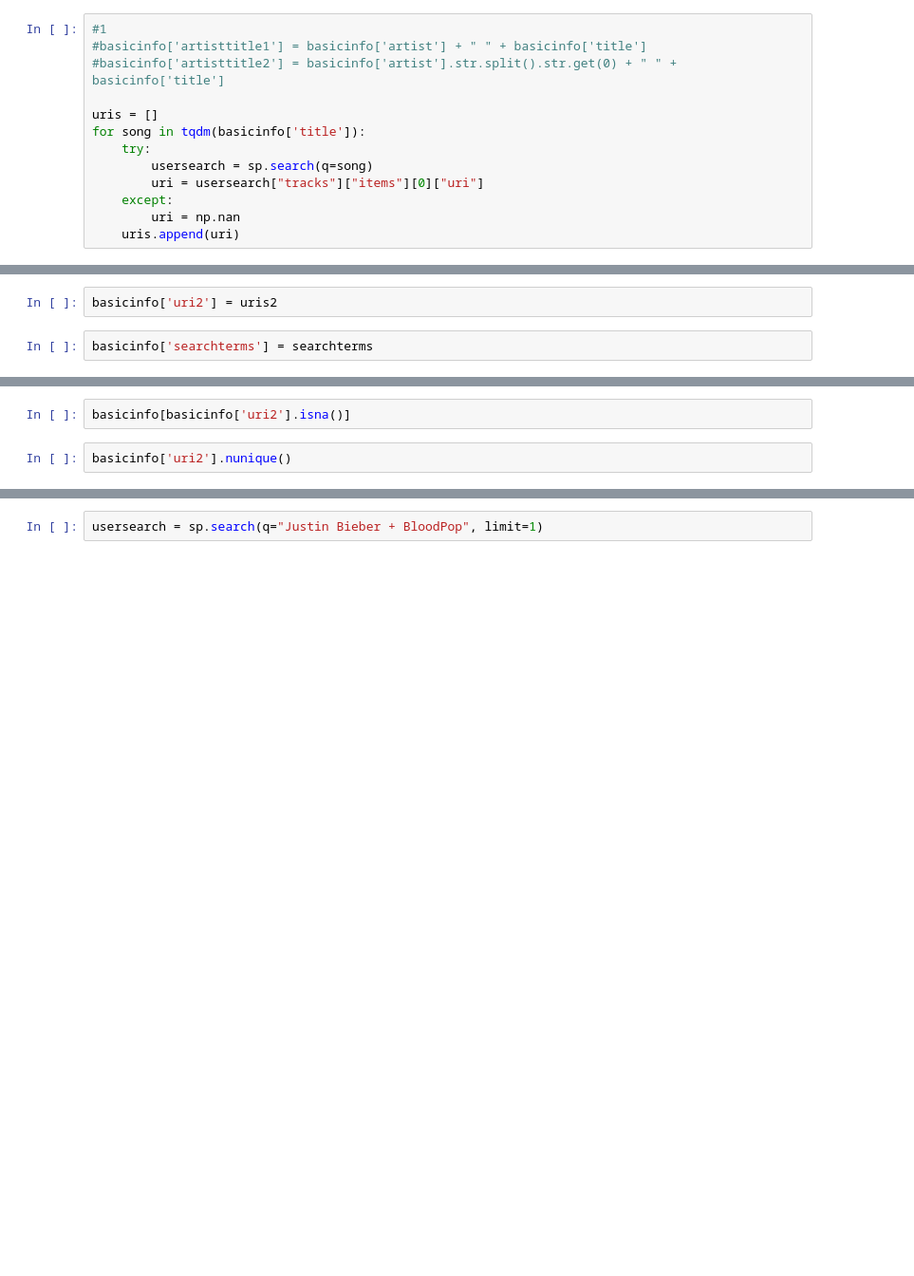
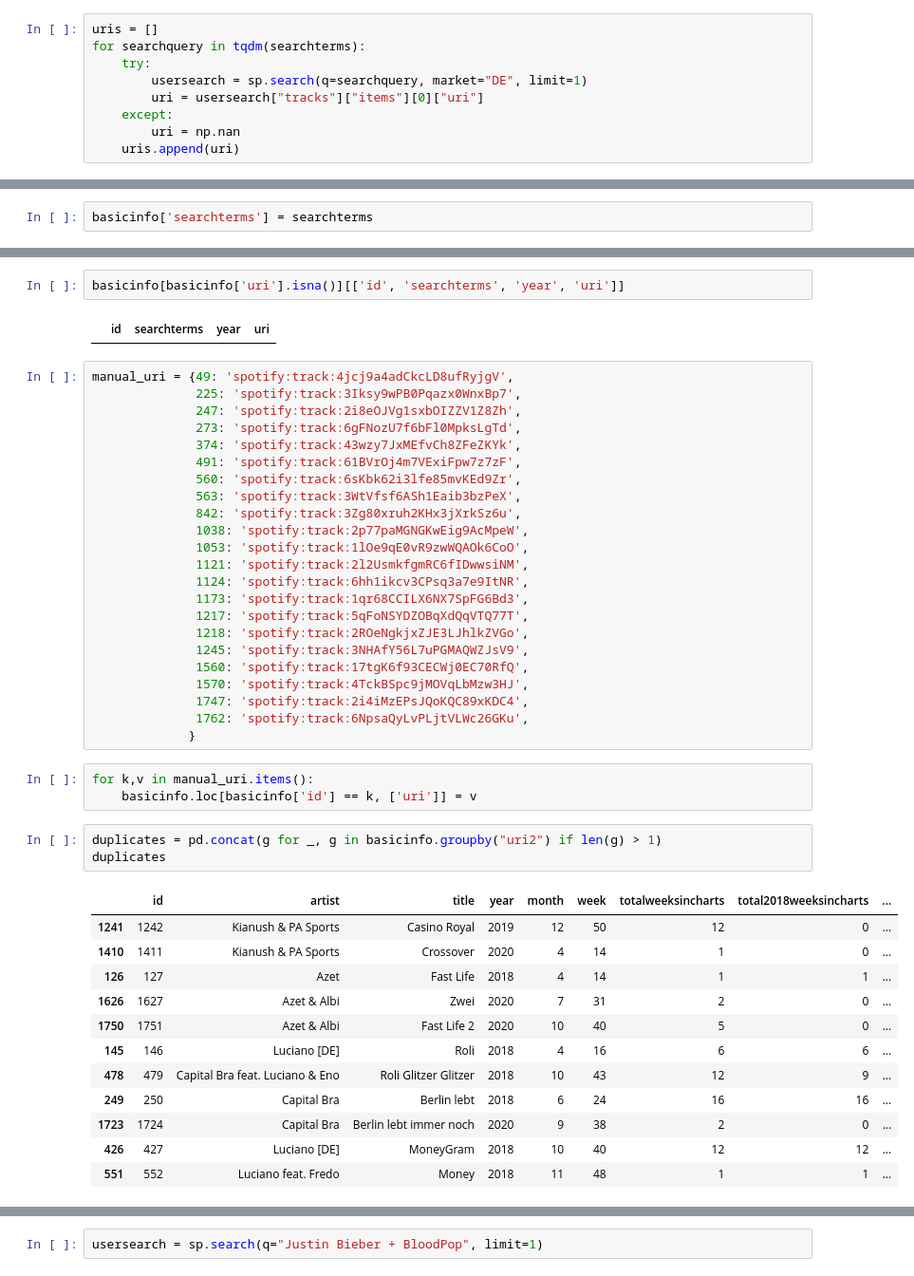
Before and after one commit to jast92/final-project-DE-music-in-corona-times, a Jupyter notebook: analysis/general/jupyter/audio-features.ipynb, the cells around one changed output, grey strips where cells are left out. Shown at 95% size. Drawn from its saved outputs; the diff is of its cells as text; blank space fills up the shorter version.

```diff
--- a/analysis/general/jupyter/audio-features.ipynb
+++ b/analysis/general/jupyter/audio-features.ipynb
@@ -50,12 +78,8 @@ basicinfo
 # %%
-#1
-#basicinfo['artisttitle1'] = basicinfo['artist'] + " " + basicinfo['title']
-#basicinfo['artisttitle2'] = basicinfo['artist'].str.split().str.get(0) + " " + basicinfo['title']
-
 uris = []
-for song in tqdm(basicinfo['title']):
+for searchquery in tqdm(searchterms):
     try:
-        usersearch = sp.search(q=song)
+        usersearch = sp.search(q=searchquery, market="DE", limit=1)
         uri = usersearch["tracks"]["items"][0]["uri"]
     except:
         uri = np.nan
@@ -119,4 +89,2 @@ for searchquery in tqdm(searchterms):
-# %%
-basicinfo['uri2'] = uris2
 # %%
 basicinfo['searchterms'] = searchterms
@@ -123,5 +99,47 @@ basicinfo['searchterms'] = searchterms
 # %%
-basicinfo[basicinfo['uri2'].isna()]
+basicinfo[basicinfo['uri'].isna()][['id', 'searchterms', 'year', 'uri']]
+# %% [output]
+|  | id | searchterms | year | uri |
-# %%
-basicinfo['uri2'].nunique()
+# %%
+manual_uri = {49: 'spotify:track:4jcj9a4adCkcLD8ufRyjgV',
+              225: 'spotify:track:3Iksy9wPB0Pqazx0WnxBp7',
+              247: 'spotify:track:2i8eOJVg1sxbOIZZV1Z8Zh',
+              273: 'spotify:track:6gFNozU7f6bFl0MpksLgTd',
+              374: 'spotify:track:43wzy7JxMEfvCh8ZFeZKYk',
+              491: 'spotify:track:61BVrOj4m7VExiFpw7z7zF',
+              560: 'spotify:track:6sKbk62i3lfe85mvKEd9Zr',
+              563: 'spotify:track:3WtVfsf6ASh1Eaib3bzPeX',
+              842: 'spotify:track:3Zg80xruh2KHx3jXrkSz6u',
+              1038: 'spotify:track:2p77paMGNGKwEig9AcMpeW',
+              1053: 'spotify:track:1lOe9qE0vR9zwWQAOk6CoO',
+              1121: 'spotify:track:2l2UsmkfgmRC6fIDwwsiNM',
+              1124: 'spotify:track:6hh1ikcv3CPsq3a7e9ItNR',
+              1173: 'spotify:track:1qr68CCILX6NX7SpFG6Bd3',
+              1217: 'spotify:track:5qFoNSYDZOBqXdQqVTQ77T',
+              1218: 'spotify:track:2ROeNgkjxZJE3LJhlkZVGo',
+              1245: 'spotify:track:3NHAfY56L7uPGMAQWZJsV9',
+              1560: 'spotify:track:17tgK6f93CECWj0EC70RfQ',
+              1570: 'spotify:track:4TckBSpc9jMOVqLbMzw3HJ',
+              1747: 'spotify:track:2i4iMzEPsJQoKQC89xKDC4',
+              1762: 'spotify:track:6NpsaQyLvPLjtVLWc26GKu',
+             }
+# %%
+for k,v in manual_uri.items():
+    basicinfo.loc[basicinfo['id'] == k, ['uri']] = v
+# %%
+duplicates = pd.concat(g for _, g in basicinfo.groupby("uri2") if len(g) > 1)
+duplicates
+# %% [output]
+|  | id | artist | title | year | month | week | totalweeksincharts | total2018weeksincharts | ... |
+| 1241 | 1242 | Kianush & PA Sports | Casino Royal | 2019 | 12 | 50 | 12 | 0 | ... |
+| 1410 | 1411 | Kianush & PA Sports | Crossover | 2020 | 4 | 14 | 1 | 0 | ... |
+| 126 | 127 | Azet | Fast Life | 2018 | 4 | 14 | 1 | 1 | ... |
+| 1626 | 1627 | Azet & Albi | Zwei | 2020 | 7 | 31 | 2 | 0 | ... |
+| 1750 | 1751 | Azet & Albi | Fast Life 2 | 2020 | 10 | 40 | 5 | 0 | ... |
+| 145 | 146 | Luciano [DE] | Roli | 2018 | 4 | 16 | 6 | 6 | ... |
+| 478 | 479 | Capital Bra feat. Luciano & Eno | Roli Glitzer Glitzer | 2018 | 10 | 43 | 12 | 9 | ... |
+| 249 | 250 | Capital Bra | Berlin lebt | 2018 | 6 | 24 | 16 | 16 | ... |
+| 1723 | 1724 | Capital Bra | Berlin lebt immer noch | 2020 | 9 | 38 | 2 | 0 | ... |
+| 426 | 427 | Luciano [DE] | MoneyGram | 2018 | 10 | 40 | 12 | 12 | ... |
+| 551 | 552 | Luciano feat. Fredo | Money | 2018 | 11 | 48 | 1 | 1 | ... |
 # %%
```
Also changed, not shown: parts of 16 cells of this notebook, 5 other files.
